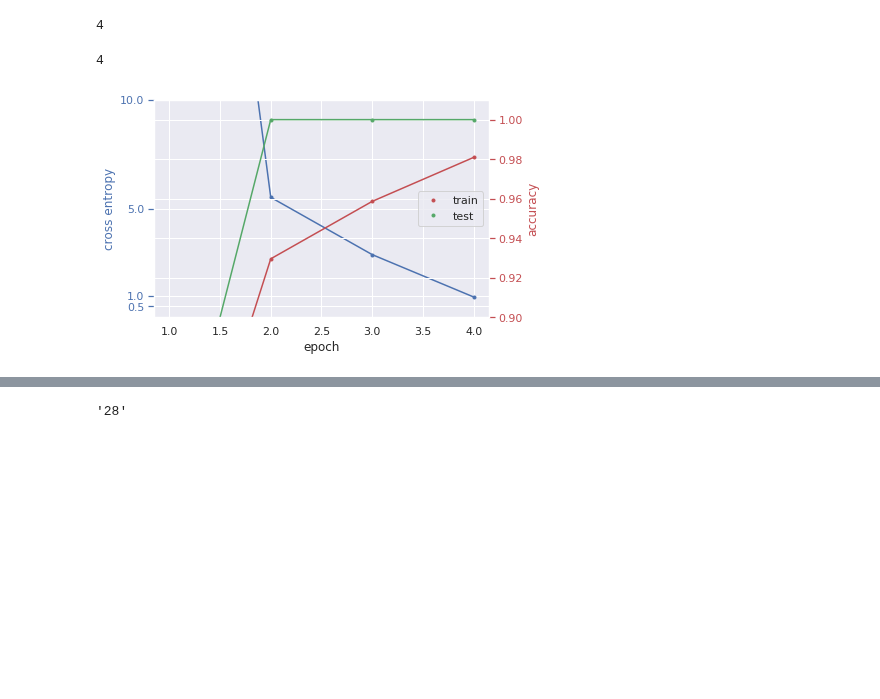
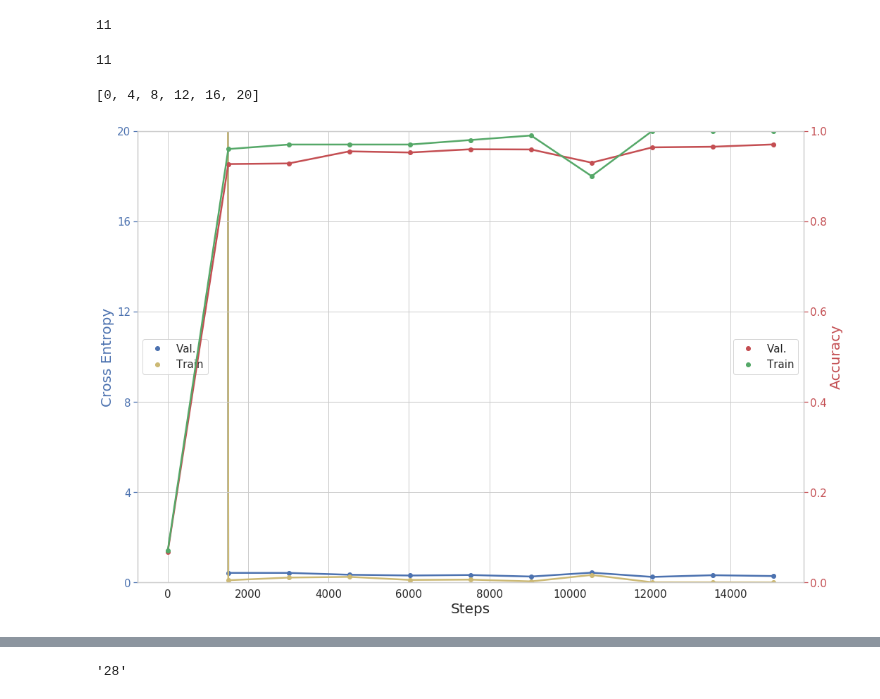
Before and after one commit to JeronimoMontero/AUT-CNN-TUB, a Jupyter notebook: Notebooks/test_graph.ipynb, the cells around one changed output, grey strips where cells are left out. Drawn from its saved outputs; the diff is of its cells as text; code cells hidden in the pictures; blank space fills up the shorter version.

```diff
--- a/Notebooks/test_graph.ipynb
+++ b/Notebooks/test_graph.ipynb
@@ -1,8 +1,9 @@
 # %%
 import matplotlib.pyplot as plt
 import seaborn as sns
-sns.set()
+sns.set_style("whitegrid")
 # %%
-with open('/home/jeronimo/git/AUT-CNN-TUB/Data/Models/aws_28/model_merge_28_b5_s10000_2018-09-05_18-09/model.log') as f:
+path = '/home/jeronimo/git/AUT-CNN-TUB/Data/Models/aws_28/model_merge_28_b100_s15064_2018-09-19_21-40/model.log'
+with open(path) as f:
     f = f.readlines()
 # %%
@@ -30,44 +43,55 @@ for line in f:
         elif 'cross' in line:
             epoch_entro_test.append(float(line.split('cross entropy ')[-1][:-1]))
 # %%
-len(epoch)
+len(step)
 # %% [output]
-4
+11
 # %%
-len(epoch_ac_train)
+len(steps_entro_val)
 # %% [output]
-4
+11
+# %%
+list(range(0,21, 4))
+# %% [output]
+[0, 4, 8, 12, 16, 20]
 # %%
 
-fig, ax1 = plt.subplots()
-ax1.plot(epoch, epoch_entro_test, 'b.')
-ax1.plot(epoch, epoch_entro_test, 'b')
-ax1.set_ylim([0,10])
+fig, ax1 = plt.subplots(figsize=(15,10))
+
+ax1.plot(step, steps_entro_val, 'bo', label='Val.' )
+ax1.plot(step, steps_entro_val, 'b', lw= 2.5)
+ax1.plot(step, steps_entro_train, 'yo', label='Train')
+ax1.plot(step, steps_entro_train, 'y',  lw= 2.5)
+ax1.set_ylim([0,20])
+ax1.set_yticks(list(range(0,21, 4)))
 #ax1.set_yscale('symlog')
-ax1.set_xlabel('epoch')
+ax1.set_xlabel('Steps').set_fontsize(20)
+ax1.tick_params('x', labelsize=15)
+
+ax1.legend(loc=6, fontsize=15)
+
 # Make the y-axis label, ticks and tick labels match the line color.
 
-ax1.set_ylabel('cross entropy', color='b')
-ax1.tick_params('y', colors='b')
-ax1.set_yticks([10,5,1,0.5])
+ax1.set_ylabel('Cross Entropy', color='b').set_fontsize(20)
+ax1.tick_params('y', colors='b', labelsize=15)
+#ax1.set_yticks([10,5,1,0.5])
 
 
 ax2 = ax1.twinx()
-ax2.set_ylim([0.9,1])
+ax2.set_ylim([0,1])
 #ax2.set_yscale('log')
-ax2.plot(epoch, epoch_ac_test, 'r.', label='train')
-ax2.plot(epoch, epoch_ac_test, 'r')
-ax2.set_ylabel('accuracy', color='r')
-ax2.tick_params('y', colors='r')
+ax2.plot(step, steps_ac_val, 'ro', label='Val.')
+ax2.plot(step, steps_ac_val, 'r', lw= 2.5)
 
-ax3 = ax2
-ax3.set_ylim([0.9,1.01])
-#ax2.set_yscale('log')
-ax3.plot(epoch, epoch_ac_train, 'g.', label='test')
-ax3.plot(epoch, epoch_ac_train, 'g')
-#ax3.set_ylabel('accuracy', color='r')
-#ax3.tick_params('y', colors='g')
-ax3.legend(loc=7)
+ax2.plot(step, steps_ac_train, 'go', label='Train')
+ax2.plot(step, steps_ac_train, 'g',  lw= 2.5)
+ax2.set_ylabel('Accuracy', color='r').set_fontsize(20)
+
+ax2.tick_params('y', colors='r', labelsize=15)
+
+ax2.legend(loc=7, fontsize=15)
+fig.tight_layout()
+plt.savefig(path.split('model.log')[0]+'graph')
 plt.show()
 # %% [output]
-[figure, old version]
+[figure, new version]
```
Also changed, not shown: parts of 14 cells of this notebook, 2 other files.
